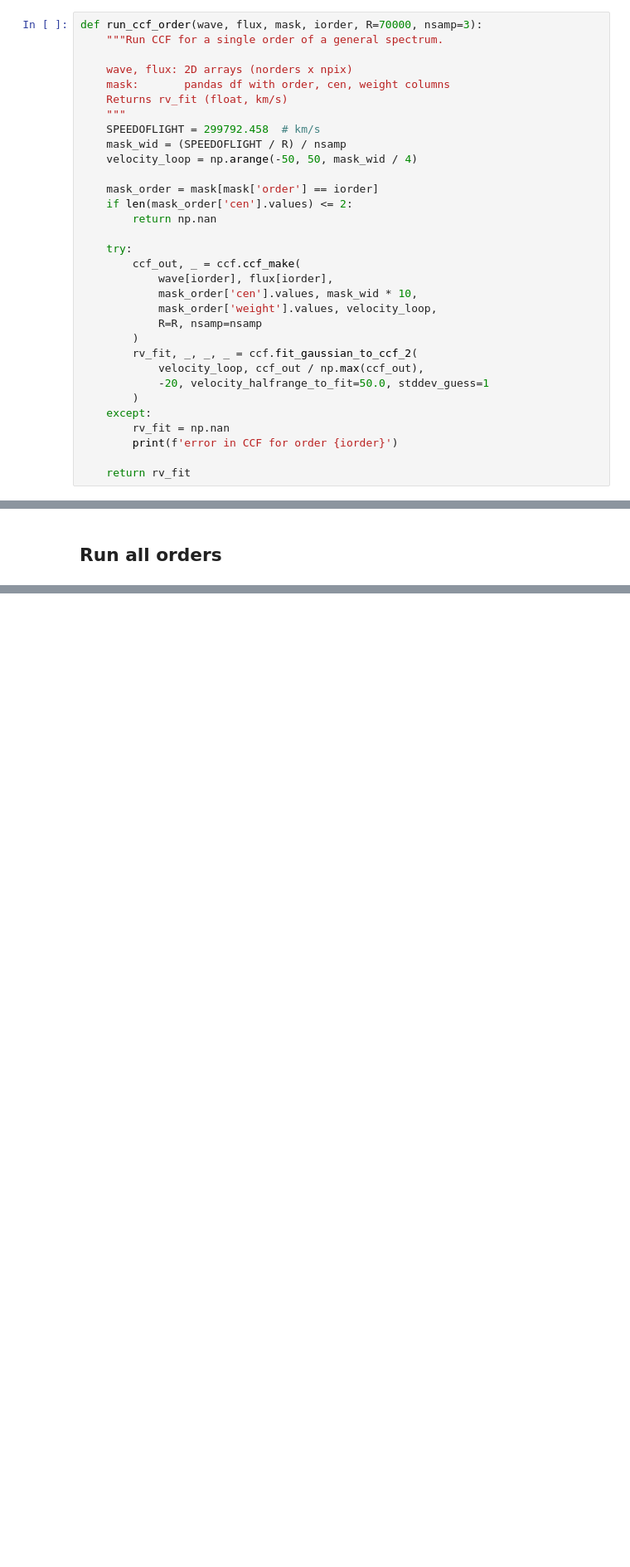
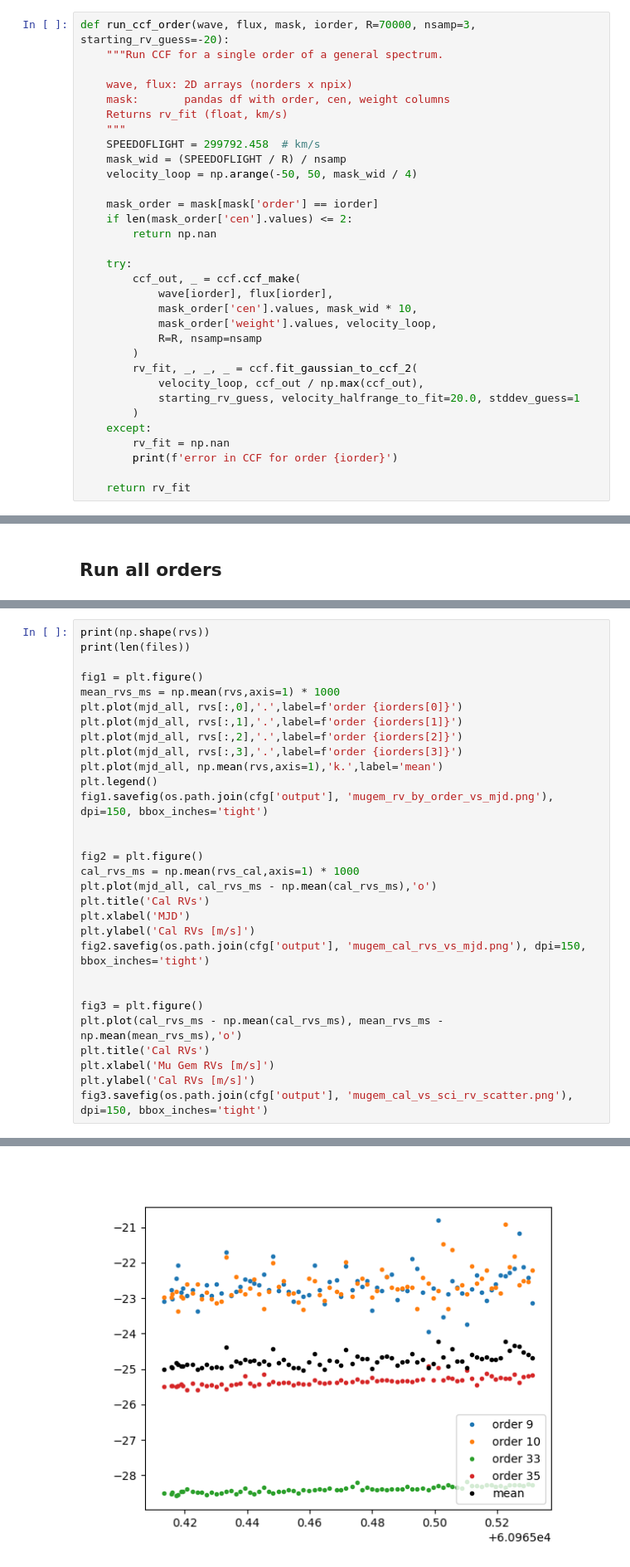
Before and after one commit to ashbake/etalon_drift_analysis, a Jupyter notebook: Parvi_drift_analysis/test_parvi_onsky_data.ipynb, the cells around one changed output, grey strips where cells are left out. Shown at 83% size. Drawn from its saved outputs; the diff is of its cells as text; blank space fills up the shorter version.

```diff
--- a/Parvi_drift_analysis/test_parvi_onsky_data.ipynb
+++ b/Parvi_drift_analysis/test_parvi_onsky_data.ipynb
@@ -36,7 +36,7 @@ cfg = CONFIGS[mode]
 os.makedirs(cfg['output'], exist_ok=True)
 DATETAG = '20251017'
 # %%
-def run_ccf_order(wave, flux, mask, iorder, R=70000, nsamp=3):
+def run_ccf_order(wave, flux, mask, iorder, R=70000, nsamp=3, starting_rv_guess=-20):
     """Run CCF for a single order of a general spectrum.
 
     wave, flux: 2D arrays (norders x npix)
@@ -60,7 +60,7 @@ def run_ccf_order(wave, flux, mask, iorder, R=70000, nsamp=3):
         )
         rv_fit, _, _, _ = ccf.fit_gaussian_to_ccf_2(
             velocity_loop, ccf_out / np.max(ccf_out),
-            -20, velocity_halfrange_to_fit=50.0, stddev_guess=1
+            starting_rv_guess, velocity_halfrange_to_fit=20.0, stddev_guess=1
         )
     except:
         rv_fit = np.nan
@@ -192,0 +203,31 @@ for i, file in enumerate(files):
+# %%
+print(np.shape(rvs))
+print(len(files))
+
+fig1 = plt.figure()
+mean_rvs_ms = np.mean(rvs,axis=1) * 1000
+plt.plot(mjd_all, rvs[:,0],'.',label=f'order {iorders[0]}')
+plt.plot(mjd_all, rvs[:,1],'.',label=f'order {iorders[1]}')
+plt.plot(mjd_all, rvs[:,2],'.',label=f'order {iorders[2]}')
+plt.plot(mjd_all, rvs[:,3],'.',label=f'order {iorders[3]}')
+plt.plot(mjd_all, np.mean(rvs,axis=1),'k.',label='mean')
+plt.legend()
+fig1.savefig(os.path.join(cfg['output'], 'mugem_rv_by_order_vs_mjd.png'), dpi=150, bbox_inches='tight')
+
+
+fig2 = plt.figure()
+cal_rvs_ms = np.mean(rvs_cal,axis=1) * 1000
+plt.plot(mjd_all, cal_rvs_ms - np.mean(cal_rvs_ms),'o')
+plt.title('Cal RVs')
+plt.xlabel('MJD')
+plt.ylabel('Cal RVs [m/s]')
+fig2.savefig(os.path.join(cfg['output'], 'mugem_cal_rvs_vs_mjd.png'), dpi=150, bbox_inches='tight')
+
+
+fig3 = plt.figure()
+plt.plot(cal_rvs_ms - np.mean(cal_rvs_ms), mean_rvs_ms - np.mean(mean_rvs_ms),'o')
+plt.title('Cal RVs')
+plt.xlabel('Mu Gem RVs [m/s]')
+plt.ylabel('Cal RVs [m/s]')
+fig3.savefig(os.path.join(cfg['output'], 'mugem_cal_vs_sci_rv_scatter.png'), dpi=150, bbox_inches='tight')
+# %% [output]
@@ -192,0 +236 @@ for i, file in enumerate(files):
+[figure, added]
```
Also changed, not shown: parts of 11 cells of this notebook, 1 other file.
